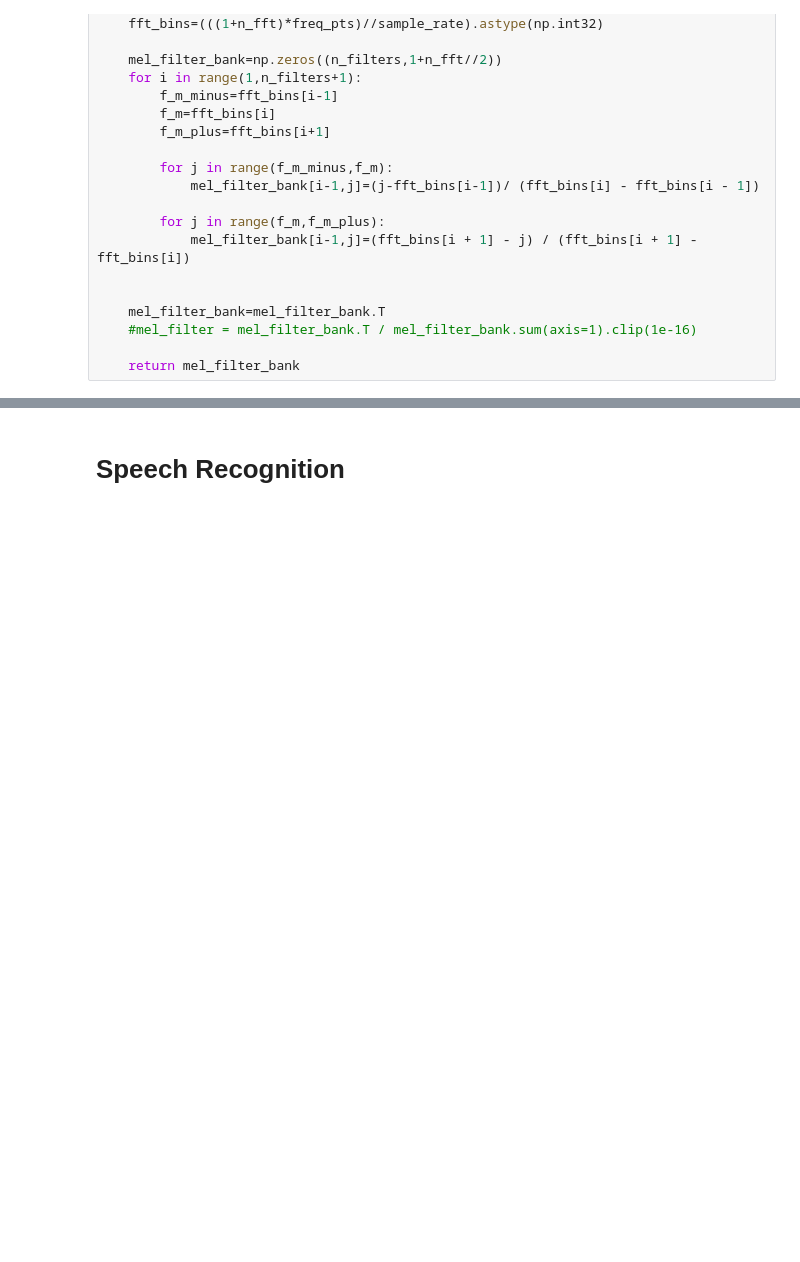
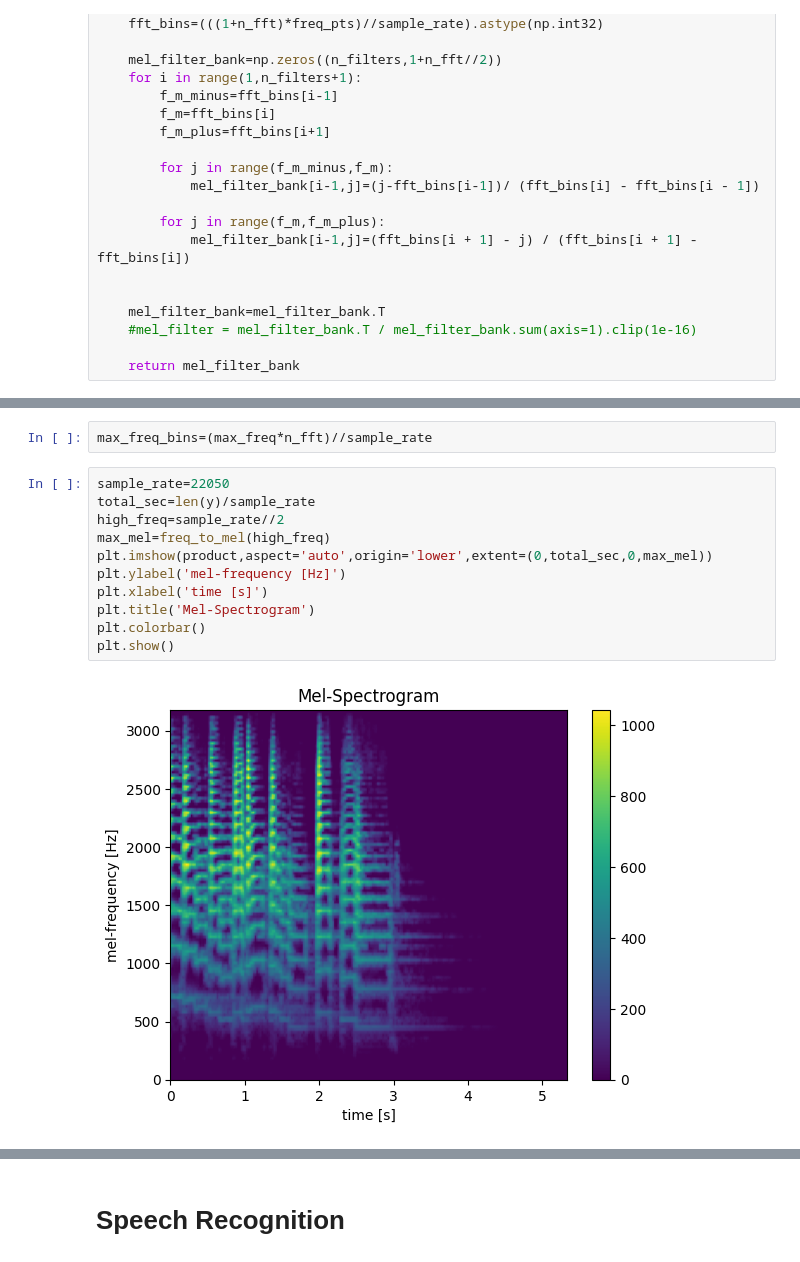
Before and after one commit to crystal-covas/speech-annotation-project, a Jupyter notebook: notebooks/spectrograms_notes.ipynb, the cells around one changed output, grey strips where cells are left out. Saved outputs shown, nothing was run; the diff lists cells and outputs as text; blank space fills up the shorter version.

Commit message:
created the mel-spectrogram

```diff
--- a/notebooks/spectrograms_notes.ipynb
+++ b/notebooks/spectrograms_notes.ipynb
@@ -316,0 +326,15 @@ plt.show()
+# %%
+max_freq_bins=(max_freq*n_fft)//sample_rate
+# %%
+sample_rate=22050
+total_sec=len(y)/sample_rate
+high_freq=sample_rate//2
+max_mel=freq_to_mel(high_freq)
+plt.imshow(product,aspect='auto',origin='lower',extent=(0,total_sec,0,max_mel))
+plt.ylabel('mel-frequency [Hz]')
+plt.xlabel('time [s]')
+plt.title('Mel-Spectrogram')
+plt.colorbar()
+plt.show()
+# %% [output]
+[figure, added]
```
Also changed, not shown: parts of 4 cells of this notebook.
